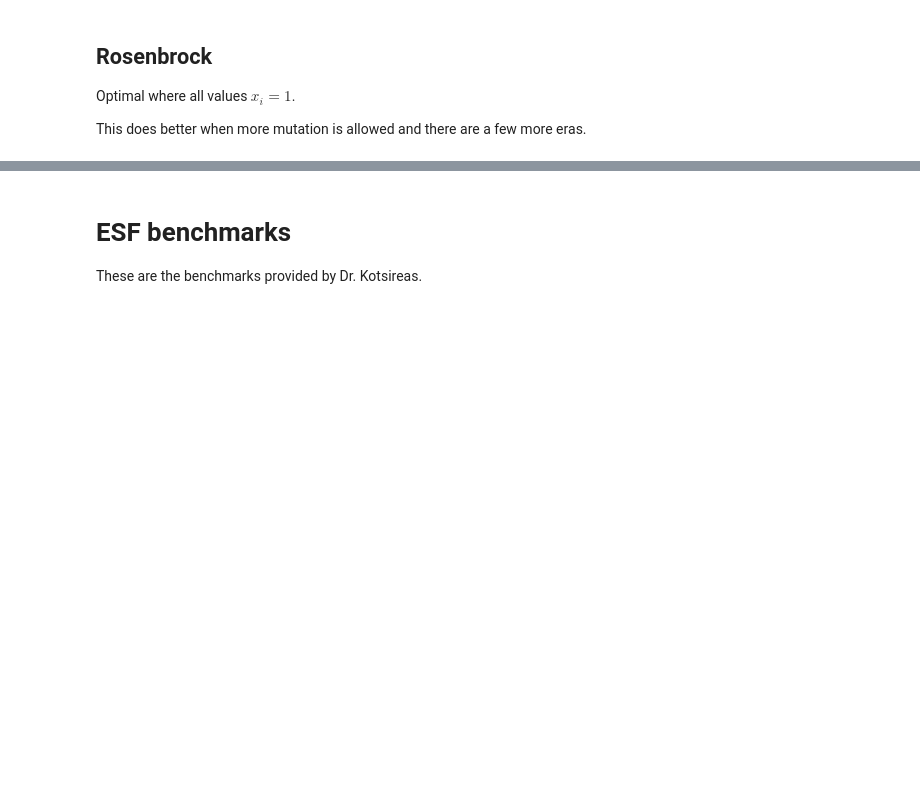
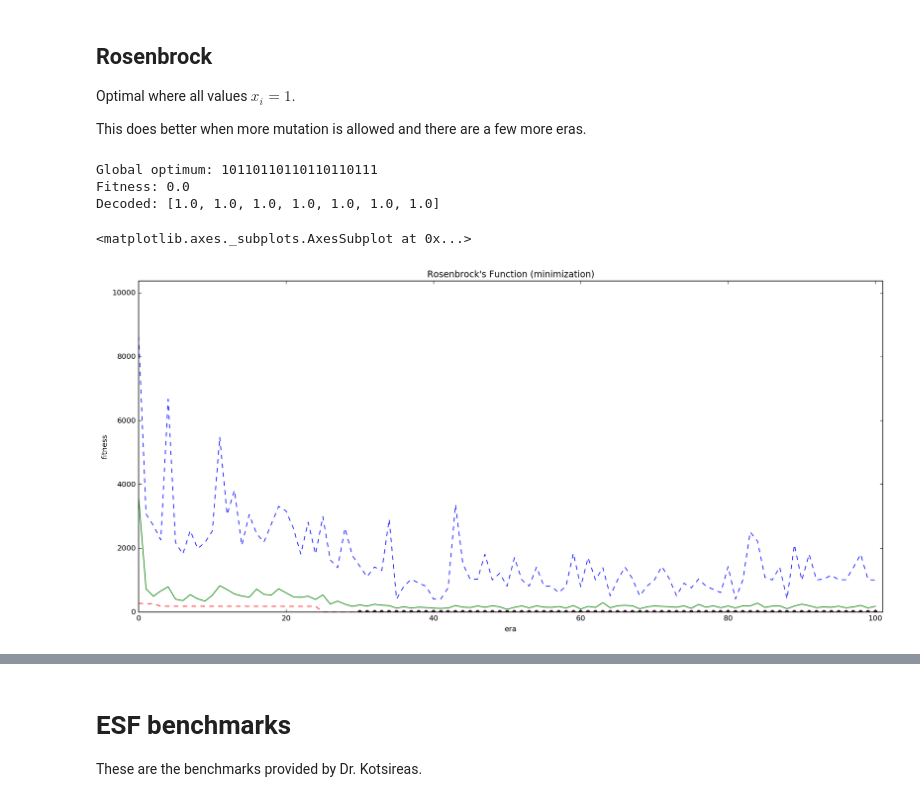
Before and after one commit to glifchits/simple-genetic-algorithm, a Jupyter notebook: SGA.ipynb, the cells around one changed output, grey strips where cells are left out. Cells and saved outputs as stored; diff of their text form; code cells hidden in the pictures; blank space fills up the shorter version.

```diff
--- a/SGA.ipynb
+++ b/SGA.ipynb
@@ -367,3 +400,19 @@ Decoded global optimum: [-0.0, 0.0, 0.0, -0.0, 0.0]
 Optimal where all values $x_i = 1$.
 
 This does better when more mutation is allowed and there are a few more eras.
+# %%
+decoder = rosenbrock_decoder
+obj_fun = rosenbrock_OF
+
+ga_options = dict(
+    num_eras=100, population_size=40, chromosome_length=20,
+    crossover_probability=0.35, mutation_probability=0.04
+)
+
+plot_ga(obj_fun, decoder, min_or_max=MIN, ga_opts=ga_options, title="Rosenbrock's Function (minimization)")
+# %% [output]
+Global optimum: 10110110110110110111
+Fitness: 0.0
+Decoded: [1.0, 1.0, 1.0, 1.0, 1.0, 1.0, 1.0]
+<matplotlib.axes._subplots.AxesSubplot at 0x...>
+[figure, added]
```
Also changed, not shown: parts of 35 cells of this notebook.
